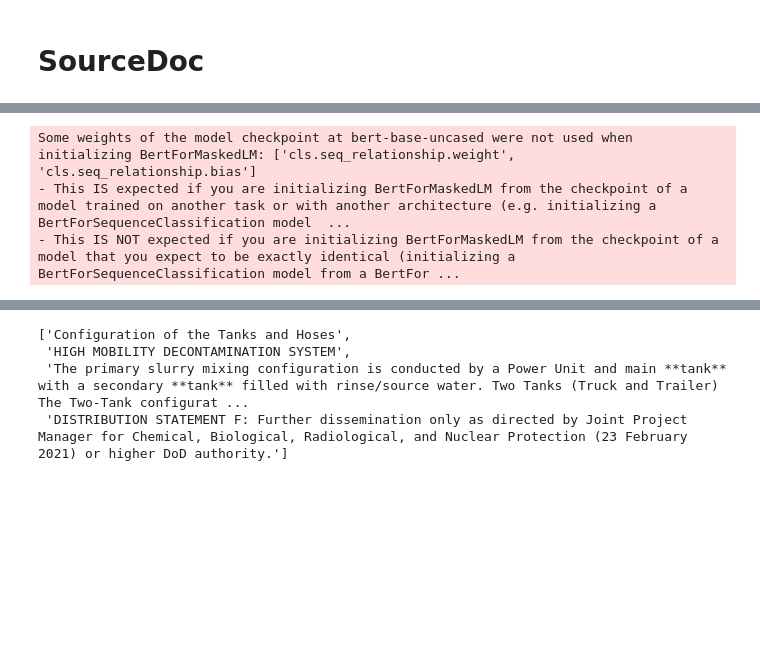
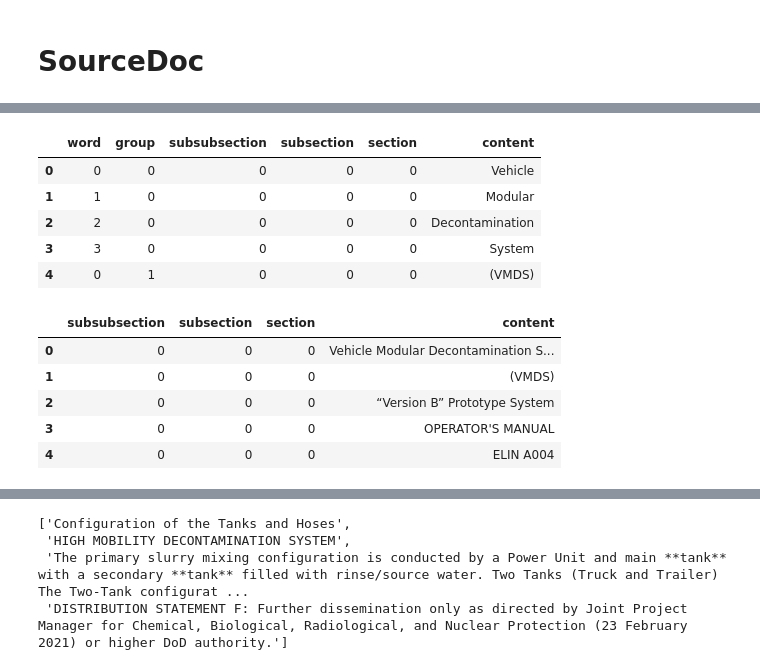
Before and after one commit to q1park/docstructure, a Jupyter notebook: corpus.ipynb, the cells around one changed output, grey strips where cells are left out. Drawn from its saved outputs; the diff is of its cells as text; code cells hidden in the pictures; blank space fills up the shorter version.

```diff
--- a/corpus.ipynb
+++ b/corpus.ipynb
@@ -220,13 +53,16 @@ srcs = {
-# %%
-fuzzymodels = FuzzyModels(
-    model_name='bert-base-uncased',
-    path_dict = {
-        'base':'bert-base-uncased',
-        'hmds':'./outputs/lm_hmds-wiki_bert-uncased/pytorch_model.bin',
-        'rib':'./outputs/lm_rib-wiki_bert-uncased/pytorch_model.bin'
-    }
-)
-# %% [output]
-Some weights of the model checkpoint at bert-base-uncased were not used when initializing BertForMaskedLM: ['cls.seq_relationship.weight', 'cls.seq_relationship.bias']
-- This IS expected if you are initializing BertForMaskedLM from the checkpoint of a model trained on another task or with another architecture (e.g. initializing a BertForSequenceClassification model  ...
-- This IS NOT expected if you are initializing BertForMaskedLM from the checkpoint of a model that you expect to be exactly identical (initializing a BertForSequenceClassification model from a BertFor ...
+# %%
+srcs['hmds_tm'].df.head()
+srcs['hmds_tm'].src.head()
+# %% [output]
+|  | word | group | subsubsection | subsection | section | content |
+| 0 | 0 | 0 | 0 | 0 | 0 | Vehicle |
+| 1 | 1 | 0 | 0 | 0 | 0 | Modular |
+| 2 | 2 | 0 | 0 | 0 | 0 | Decontamination |
+| 3 | 3 | 0 | 0 | 0 | 0 | System |
+| 4 | 0 | 1 | 0 | 0 | 0 | (VMDS) |
+|  | subsubsection | subsection | section | content |
+| 0 | 0 | 0 | 0 | Vehicle Modular Decontamination S... |
+| 1 | 0 | 0 | 0 | (VMDS) |
+| 2 | 0 | 0 | 0 | “Version B” Prototype System |
+| 3 | 0 | 0 | 0 | OPERATOR'S MANUAL |
+| 4 | 0 | 0 | 0 | ELIN A004 |
```
Also changed, not shown: parts of 29 cells of this notebook, 22 other files.
